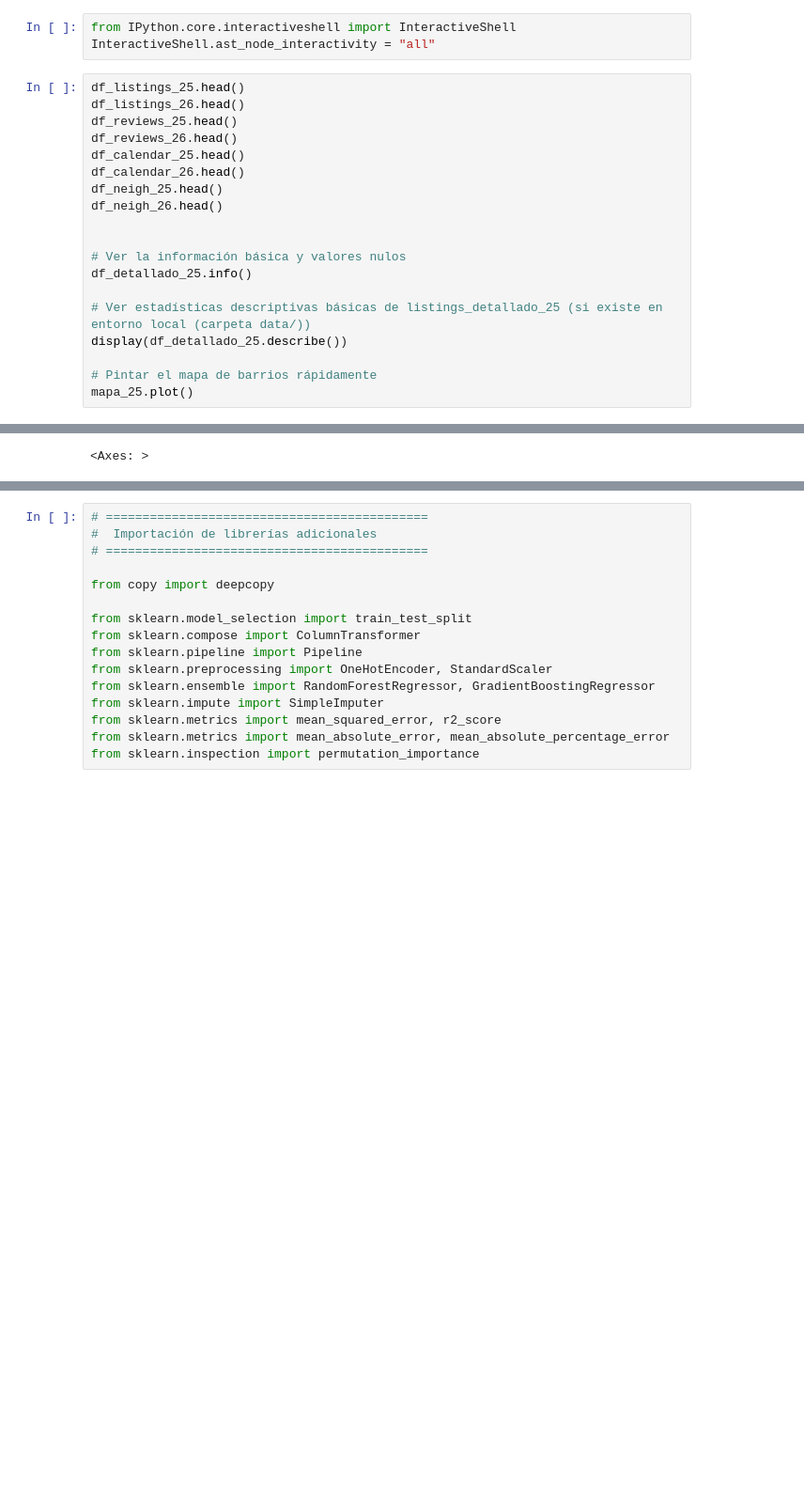
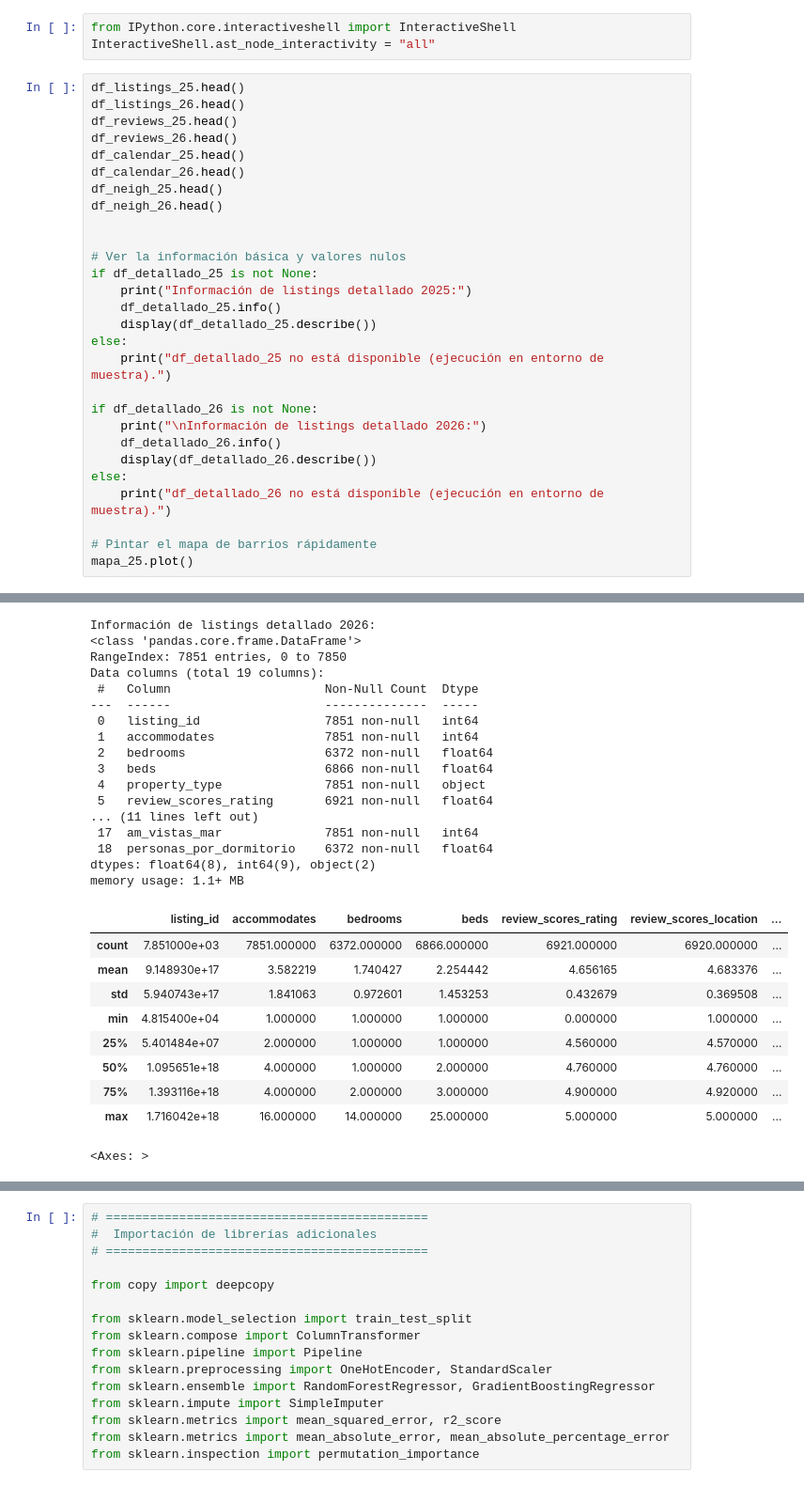
Before and after one commit to Marilo9515/analisis-airbnb-valencia, a Jupyter notebook: 02_Analisis_Airbnb.ipynb, the cells around one changed output, grey strips where cells are left out. Shown at 94% size. Cells and saved outputs as stored; diff of their text form; blank space fills up the shorter version.

```diff
--- a/02_Analisis_Airbnb.ipynb
+++ b/02_Analisis_Airbnb.ipynb
@@ -157,10 +157,19 @@ df_neigh_26.head()
 
 
 # Ver la información básica y valores nulos
-df_detallado_25.info()
+if df_detallado_25 is not None:
+    print("Información de listings detallado 2025:")
+    df_detallado_25.info()
+    display(df_detallado_25.describe())
+else:
+    print("df_detallado_25 no está disponible (ejecución en entorno de muestra).")
 
-# Ver estadísticas descriptivas básicas de listings_detallado_25 (si existe en entorno local (carpeta data/))
-display(df_detallado_25.describe())
+if df_detallado_26 is not None:
+    print("\nInformación de listings detallado 2026:")
+    df_detallado_26.info()
+    display(df_detallado_26.describe())
+else:
+    print("df_detallado_26 no está disponible (ejecución en entorno de muestra).")
 
 # Pintar el mapa de barrios rápidamente
 mapa_25.plot()
@@ -229,17 +238,43 @@ Data columns (total 19 columns):
  17  am_vistas_mar              7844 non-null   int64
  18  personas_por_dormitorio    7090 non-null   float64
 dtypes: float64(7), int64(9), object(3)
 memory usage: 1.1+ MB
 |  | listing_id | accommodates | bedrooms | beds | review_scores_rating | review_scores_location | ... |
 | count | 7.844000e+03 | 7844.000000 | 7532.000000 | 6976.000000 | 6867.000000 | 6866.000000 | ... |
 | mean | 8.243448e+17 | 3.505609 | 1.537440 | 2.156823 | 4.658922 | 4.674837 | ... |
 | std | 5.535320e+17 | 1.880761 | 0.988074 | 1.521103 | 0.451586 | 0.391328 | ... |
 | min | 4.815400e+04 | 1.000000 | 0.000000 | 0.000000 | 0.000000 | 1.000000 | ... |
 | 25% | 5.086848e+07 | 2.000000 | 1.000000 | 1.000000 | 4.560000 | 4.560000 | ... |
 | 50% | 1.020877e+18 | 4.000000 | 1.000000 | 2.000000 | 4.770000 | 4.760000 | ... |
 | 75% | 1.295046e+18 | 4.000000 | 2.000000 | 3.000000 | 4.910000 | 4.920000 | ... |
 | max | 1.514336e+18 | 16.000000 | 17.000000 | 23.000000 | 5.000000 | 5.000000 | ... |
-<Axes: >
+Información de listings detallado 2026:
+<class 'pandas.core.frame.DataFrame'>
+RangeIndex: 7851 entries, 0 to 7850
+Data columns (total 19 columns):
+ #   Column                     Non-Null Count  Dtype
+---  ------                     --------------  -----
+ 0   listing_id                 7851 non-null   int64
+ 1   accommodates               7851 non-null   int64
+ 2   bedrooms                   6372 non-null   float64
+ 3   beds                       6866 non-null   float64
+ 4   property_type              7851 non-null   object
+ 5   review_scores_rating       6921 non-null   float64
+... (11 lines left out)
+ 17  am_vistas_mar              7851 non-null   int64
+ 18  personas_por_dormitorio    6372 non-null   float64
+dtypes: float64(8), int64(9), object(2)
+memory usage: 1.1+ MB
+|  | listing_id | accommodates | bedrooms | beds | review_scores_rating | review_scores_location | ... |
+| count | 7.851000e+03 | 7851.000000 | 6372.000000 | 6866.000000 | 6921.000000 | 6920.000000 | ... |
+| mean | 9.148930e+17 | 3.582219 | 1.740427 | 2.254442 | 4.656165 | 4.683376 | ... |
+| std | 5.940743e+17 | 1.841063 | 0.972601 | 1.453253 | 0.432679 | 0.369508 | ... |
+| min | 4.815400e+04 | 1.000000 | 1.000000 | 1.000000 | 0.000000 | 1.000000 | ... |
+| 25% | 5.401484e+07 | 2.000000 | 1.000000 | 1.000000 | 4.560000 | 4.570000 | ... |
+| 50% | 1.095651e+18 | 4.000000 | 1.000000 | 2.000000 | 4.760000 | 4.760000 | ... |
+| 75% | 1.393116e+18 | 4.000000 | 2.000000 | 3.000000 | 4.900000 | 4.920000 | ... |
+| max | 1.716042e+18 | 16.000000 | 14.000000 | 25.000000 | 5.000000 | 5.000000 | ... |
+<Axes: >
 [figure]
 # %%
 # ============================================
```
Also changed, not shown: parts of 10 cells of this notebook.
